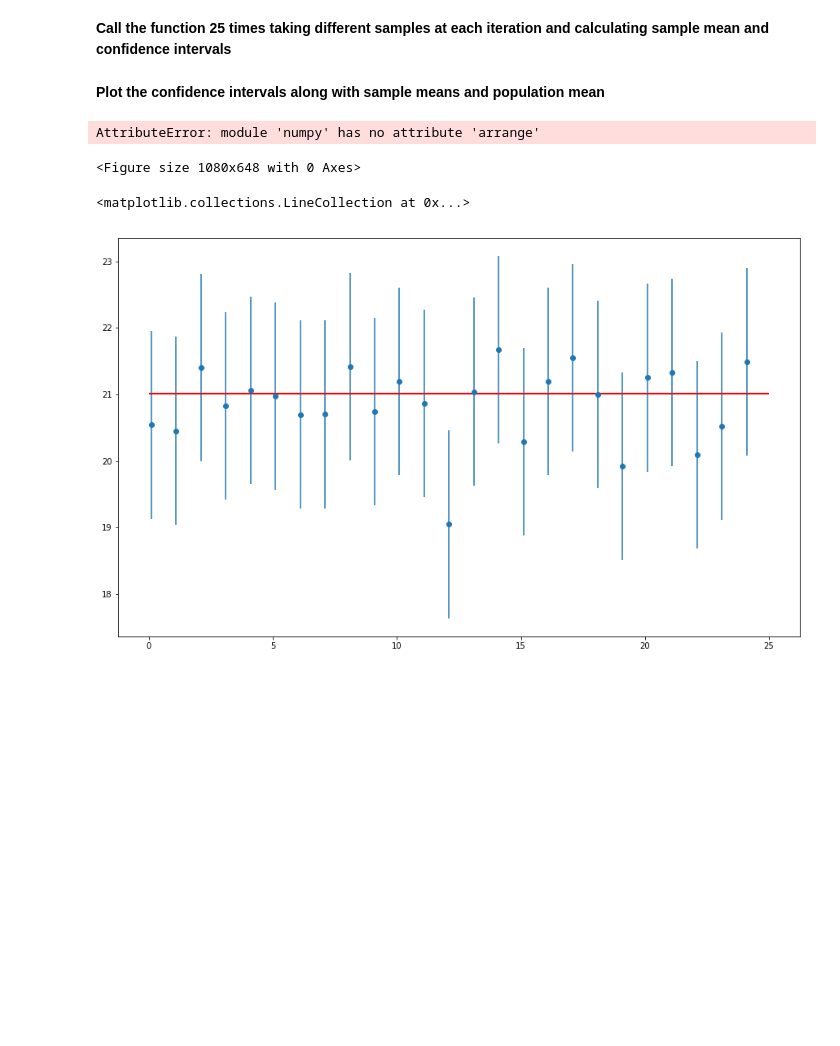
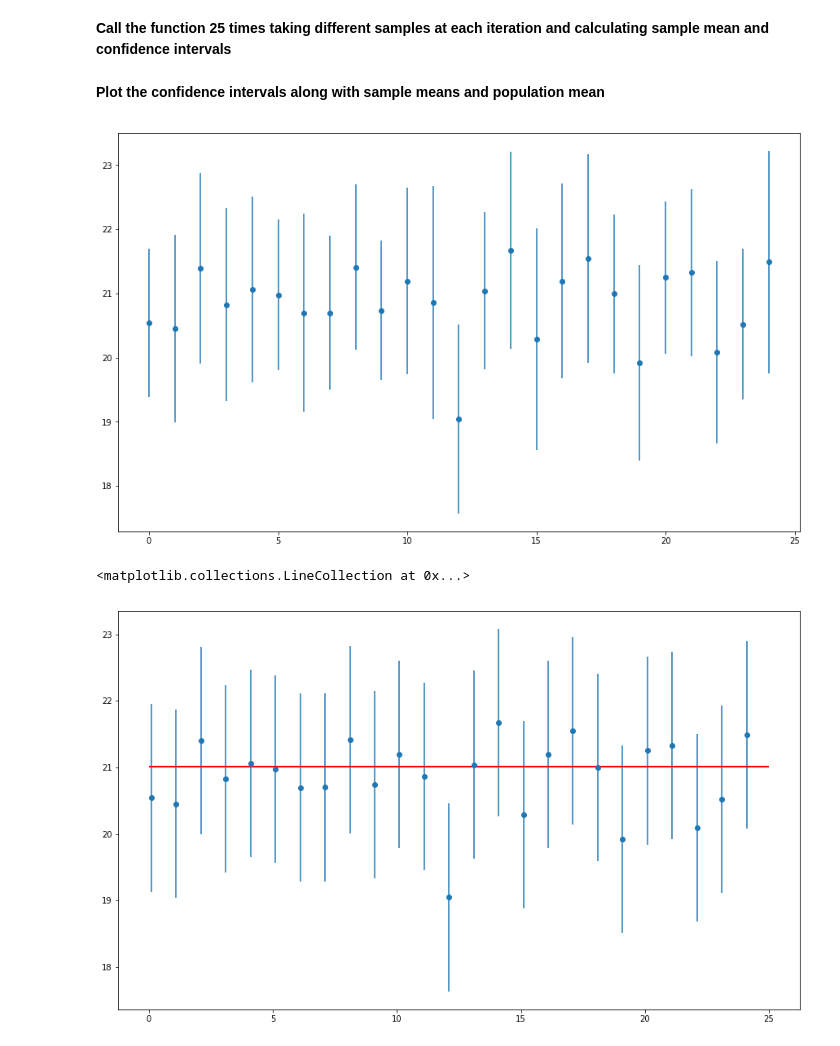
Before and after one commit to jeussantiago/dsc-2-19-17-confidence-intervals-with-t-distribution-lab-nyc-ds-career-031119, a Jupyter notebook: index.ipynb, the cells around one changed output. Drawn from its saved outputs; the diff is of its cells as text; code cells hidden in the pictures; blank space fills up the shorter version.

```diff
--- a/index.ipynb
+++ b/index.ipynb
@@ -189,20 +189,21 @@ for sample in range(25):
 # %%
 # Plot the confidence intervals with sample and population means
 # Draw the mean and confidence interval for each sample
 # Draw the population mean
 
 plt.figure(figsize=(15,9))
 
 plt.errorbar(x=np.arange(0,25,1),
              y=sample_means,
              yerr=[(top - bot)/2 for top, bot in intervals],
              fmt='o')
 
+plt.
+
 
 plt.show()
 # %% [output]
-AttributeError: module 'numpy' has no attribute 'arrange'
-<Figure size 1080x648 with 0 Axes>
+[figure, added]
 # %%
 # %% [output]
 <matplotlib.collections.LineCollection at 0x...>
```
